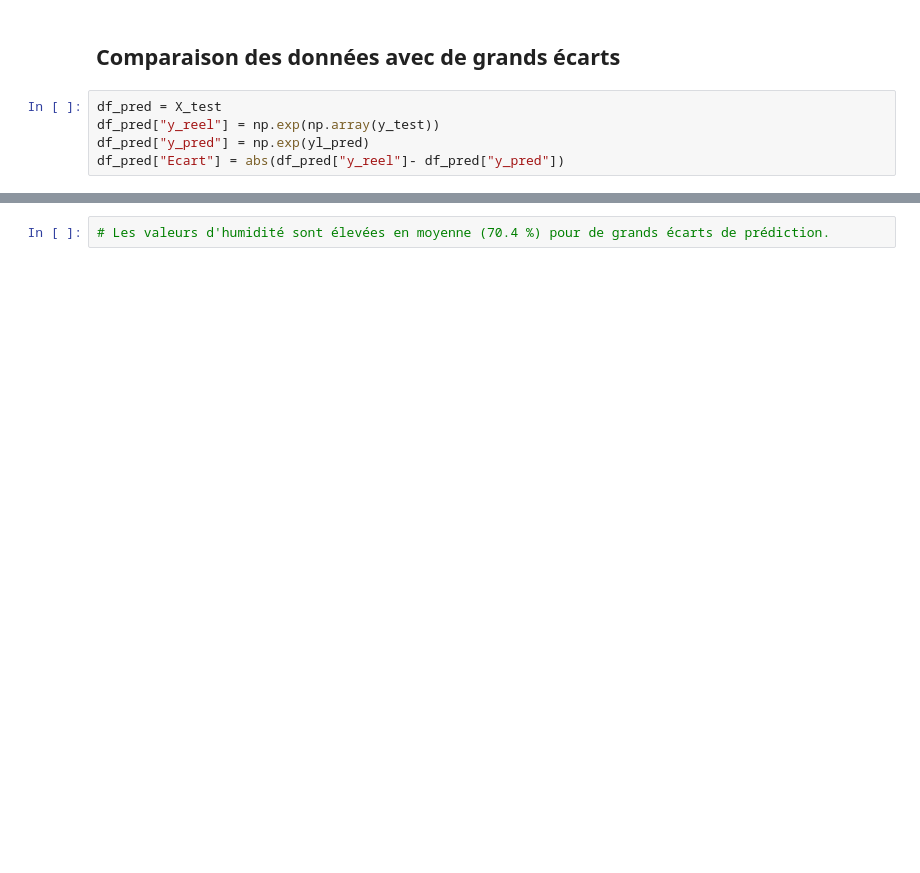
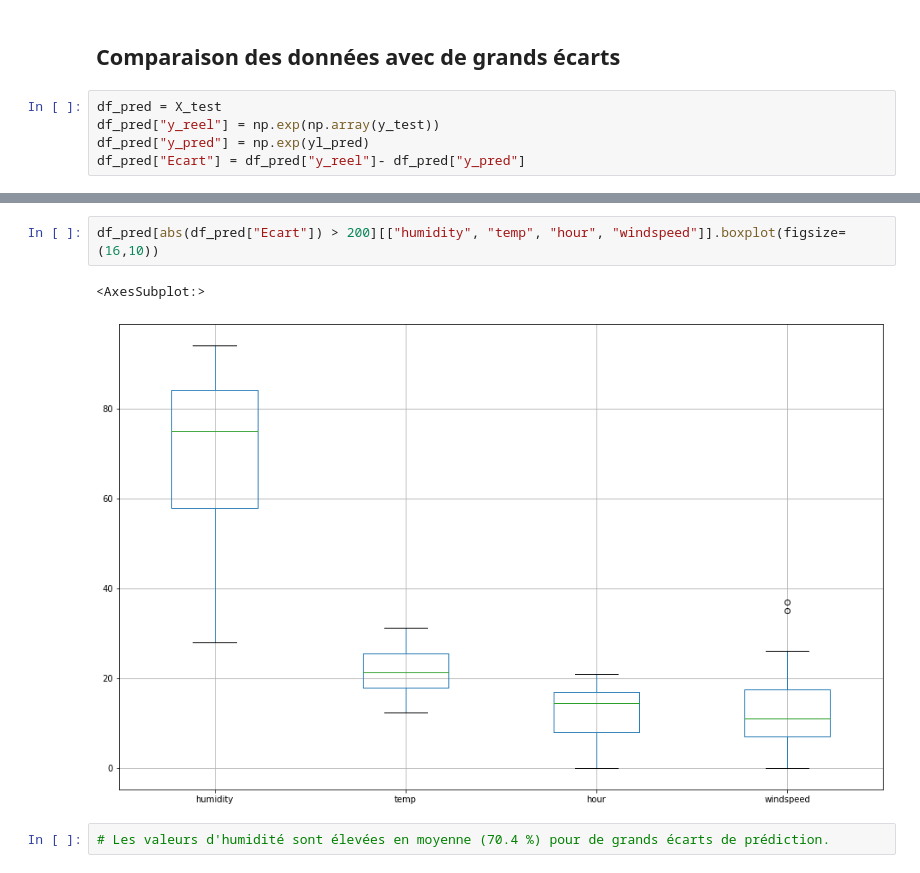
Before and after one commit to RudyBourez/Bike_Sharing, a Jupyter notebook: random_forest_lgbm.ipynb, the cells around one changed output, grey strips where cells are left out. Saved outputs shown, nothing was run; the diff lists cells and outputs as text; blank space fills up the shorter version.

```diff
--- a/random_forest_lgbm.ipynb
+++ b/random_forest_lgbm.ipynb
@@ -148,5 +162,5 @@ print(make_prediction(y=[[4, 1, 0, 1, 25, 30, 20, "Monday", 4, 4370, 2022, 10],
 df_pred = X_test
 df_pred["y_reel"] = np.exp(np.array(y_test))
 df_pred["y_pred"] = np.exp(yl_pred)
-df_pred["Ecart"] = abs(df_pred["y_reel"]- df_pred["y_pred"])
+df_pred["Ecart"] = df_pred["y_reel"]- df_pred["y_pred"]
 # %%
@@ -161,5 +175,10 @@ df_pred[df_pred["Ecart"] > 200].describe()
 | 50% | 4.000000 | 0.000000 | 1.000000 | 2.000000 | 21.320000 | 75.000000 | 11.001400 | 10.000000 | 649.000000 | 2012.0 | ... |
 | 75% | 4.000000 | 0.000000 | 1.000000 | 2.250000 | 25.420000 | 84.000000 | 17.498725 | 11.000000 | 671.500000 | 2012.0 | ... |
 | max | 4.000000 | 1.000000 | 1.000000 | 3.000000 | 31.160000 | 94.000000 | 36.997400 | 12.000000 | 716.000000 | 2012.0 | ... |
+# %%
+df_pred[abs(df_pred["Ecart"]) > 200][["humidity", "temp", "hour", "windspeed"]].boxplot(figsize=(16,10))
+# %% [output]
+<AxesSubplot:>
+[figure, added]
 # %%
 # Les valeurs d'humidité sont élevées en moyenne (70.4 %) pour de grands écarts de prédiction.
```
Also changed, not shown: parts of 13 cells of this notebook.
